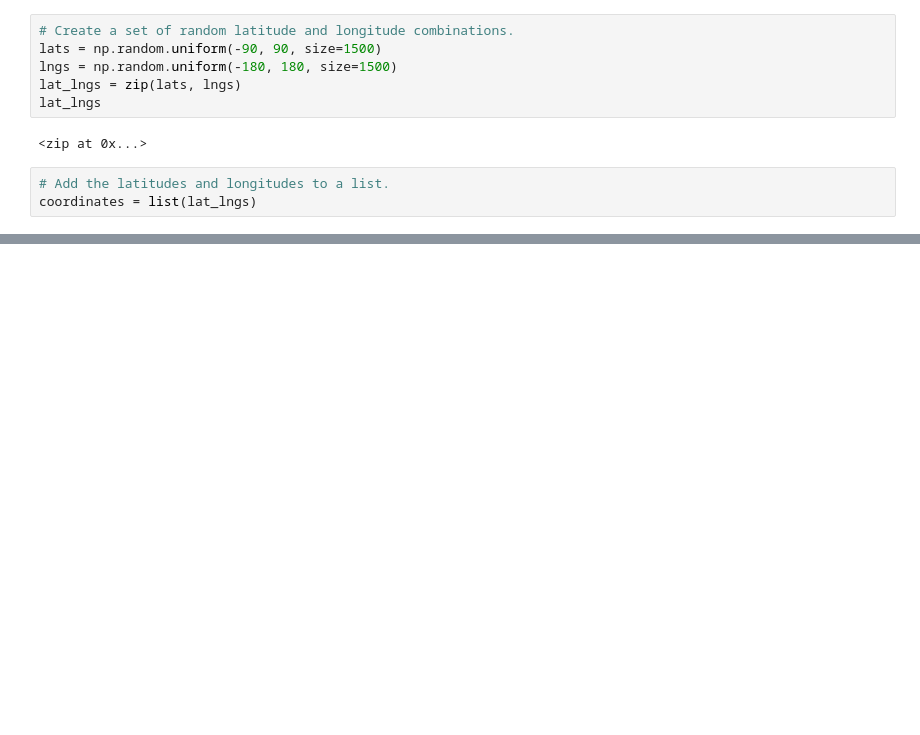
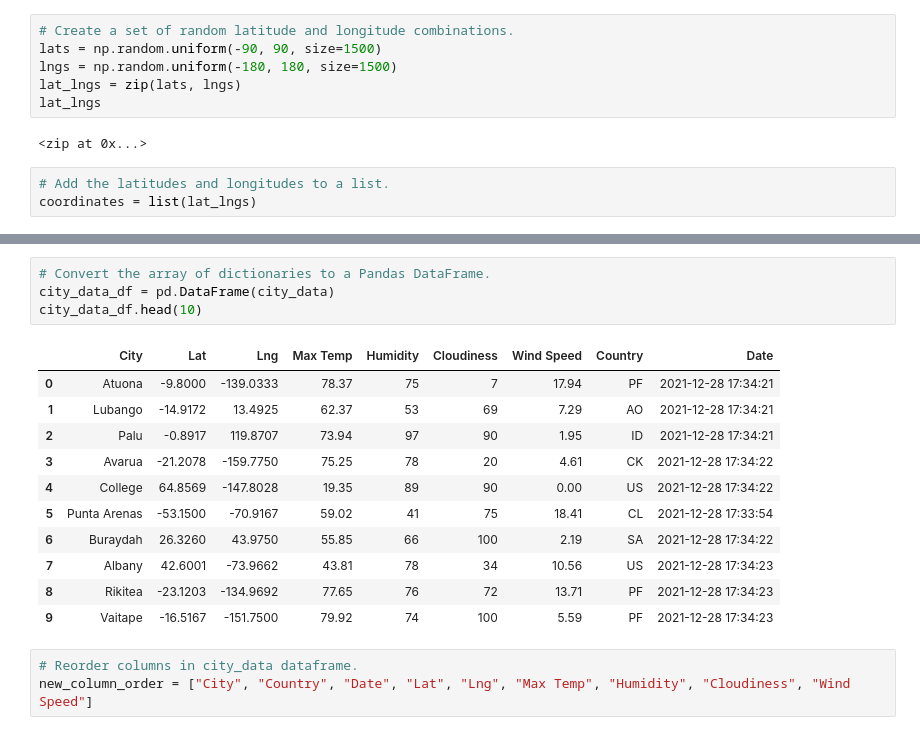
Before and after one commit to Nicko0301/World_Weather_Analysis, a Jupyter notebook: WeatherPy.ipynb, the cells around one changed output, grey strips where cells are left out. Drawn from its saved outputs; the diff is of its cells as text; blank space fills up the shorter version.

```diff
--- a/WeatherPy.ipynb
+++ b/WeatherPy.ipynb
@@ -31,0 +130,19 @@ len(cities)
+# %%
+# Convert the array of dictionaries to a Pandas DataFrame.
+city_data_df = pd.DataFrame(city_data)
+city_data_df.head(10)
+# %% [output]
+|  | City | Lat | Lng | Max Temp | Humidity | Cloudiness | Wind Speed | Country | Date |
+| 0 | Atuona | -9.8000 | -139.0333 | 78.37 | 75 | 7 | 17.94 | PF | 2021-12-28 17:34:21 |
+| 1 | Lubango | -14.9172 | 13.4925 | 62.37 | 53 | 69 | 7.29 | AO | 2021-12-28 17:34:21 |
+| 2 | Palu | -0.8917 | 119.8707 | 73.94 | 97 | 90 | 1.95 | ID | 2021-12-28 17:34:21 |
+| 3 | Avarua | -21.2078 | -159.7750 | 75.25 | 78 | 20 | 4.61 | CK | 2021-12-28 17:34:22 |
+| 4 | College | 64.8569 | -147.8028 | 19.35 | 89 | 90 | 0.00 | US | 2021-12-28 17:34:22 |
+| 5 | Punta Arenas | -53.1500 | -70.9167 | 59.02 | 41 | 75 | 18.41 | CL | 2021-12-28 17:33:54 |
+| 6 | Buraydah | 26.3260 | 43.9750 | 55.85 | 66 | 100 | 2.19 | SA | 2021-12-28 17:34:22 |
+| 7 | Albany | 42.6001 | -73.9662 | 43.81 | 78 | 34 | 10.56 | US | 2021-12-28 17:34:23 |
+| 8 | Rikitea | -23.1203 | -134.9692 | 77.65 | 76 | 72 | 13.71 | PF | 2021-12-28 17:34:23 |
+| 9 | Vaitape | -16.5167 | -151.7500 | 79.92 | 74 | 100 | 5.59 | PF | 2021-12-28 17:34:23 |
+# %%
+# Reorder columns in city_data dataframe.
+new_column_order = ["City", "Country", "Date", "Lat", "Lng", "Max Temp", "Humidity", "Cloudiness", "Wind Speed"]
```
Also changed, not shown: parts of 6 cells of this notebook, 4 other files.
